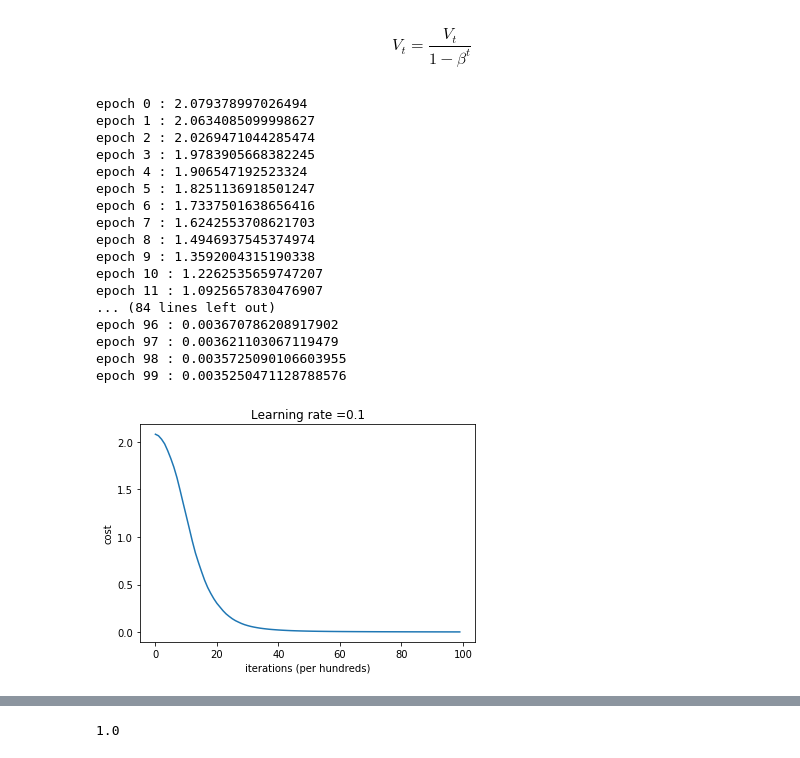
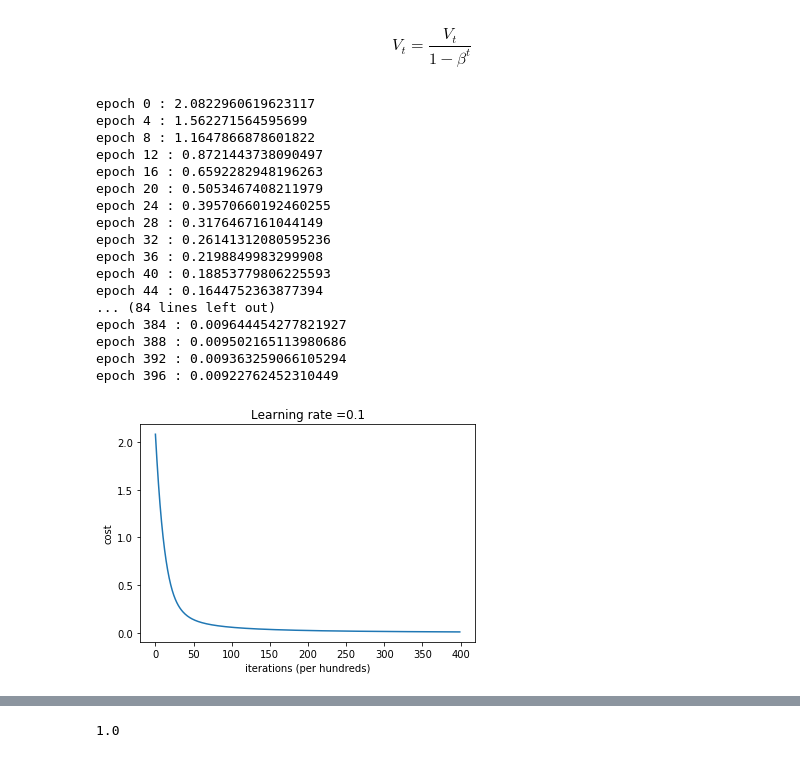
Before and after one commit to ItamarRocha/Machine-Learning-and-Data-Analysis, a Jupyter notebook: scratch/NN/NN.ipynb, the cells around one changed output, grey strips where cells are left out. Cells and saved outputs as stored; diff of their text form; code cells hidden in the pictures.

```diff
--- a/scratch/NN/NN.ipynb
+++ b/scratch/NN/NN.ipynb
@@ -35,6 +35,9 @@ def sigmoid_derivative(value):
 def softmax(value):
     expA = np.exp(value.T - np.max(value.T, axis=1, keepdims=True))
     return (expA / expA.sum(axis=1, keepdims=True)).T
+
+def softmax_derivative(value):
+    return 1
 # %%
 def relu(value):
     return np.maximum(value, 0)
@@ -259,23 +285,23 @@ neural_network = DNN()
 # %%
 neural_network.fit(X_train, y_train)
 # %%
-neural_network.train([X_train.shape[0],8, y_train.shape[0]], iterations=100, learning_rate=0.1, adam_optimizer=True)
+neural_network.train([X_train.shape[0], y_train.shape[0]], iterations=400, learning_rate=0.1, adam_optimizer=True)
 # %% [output]
-epoch 0 : 2.079378997026494
-epoch 1 : 2.0634085099998627
-epoch 2 : 2.0269471044285474
-epoch 3 : 1.9783905668382245
-epoch 4 : 1.906547192523324
-epoch 5 : 1.8251136918501247
-epoch 6 : 1.7337501638656416
-epoch 7 : 1.6242553708621703
-epoch 8 : 1.4946937545374974
-epoch 9 : 1.3592004315190338
-epoch 10 : 1.2262535659747207
-epoch 11 : 1.0925657830476907
+epoch 0 : 2.0822960619623117
+epoch 4 : 1.562271564595699
+epoch 8 : 1.1647866878601822
+epoch 12 : 0.8721443738090497
+epoch 16 : 0.6592282948196263
+epoch 20 : 0.5053467408211979
+epoch 24 : 0.39570660192460255
+epoch 28 : 0.3176467161044149
+epoch 32 : 0.26141312080595236
+epoch 36 : 0.2198849983299908
+epoch 40 : 0.18853779806225593
+epoch 44 : 0.1644752363877394
 ... (84 lines left out)
-epoch 96 : 0.003670786208917902
-epoch 97 : 0.003621103067119479
-epoch 98 : 0.0035725090106603955
-epoch 99 : 0.0035250471128788576
+epoch 384 : 0.009644454277821927
+epoch 388 : 0.009502165113980686
+epoch 392 : 0.009363259066105294
+epoch 396 : 0.00922762452310449
-[figure, old version]
+[figure, new version]
```
Also changed, not shown: parts of 4 cells of this notebook.
